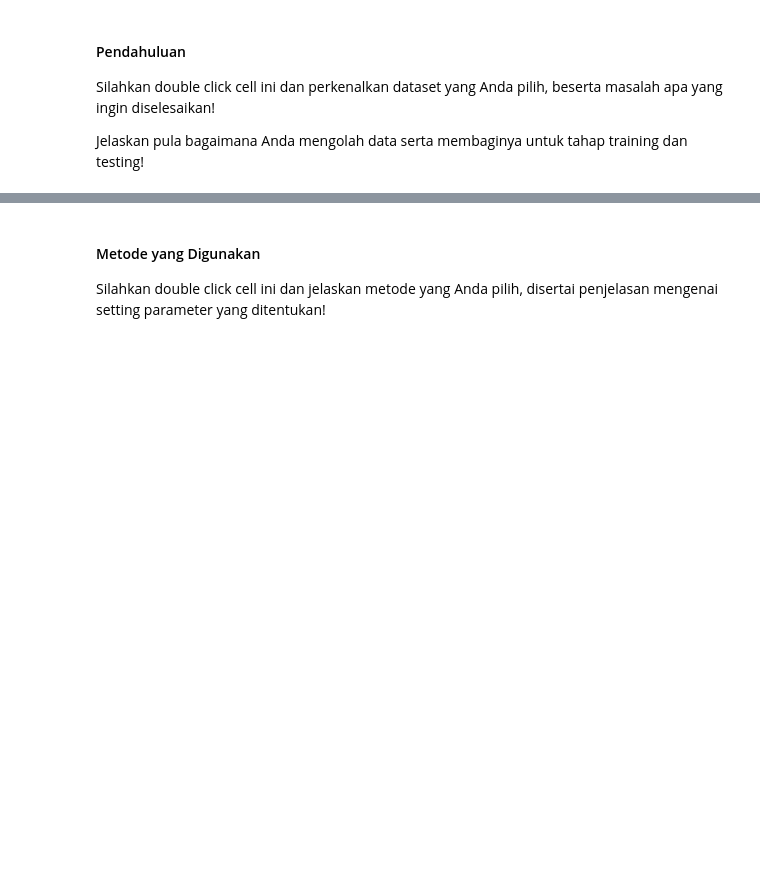
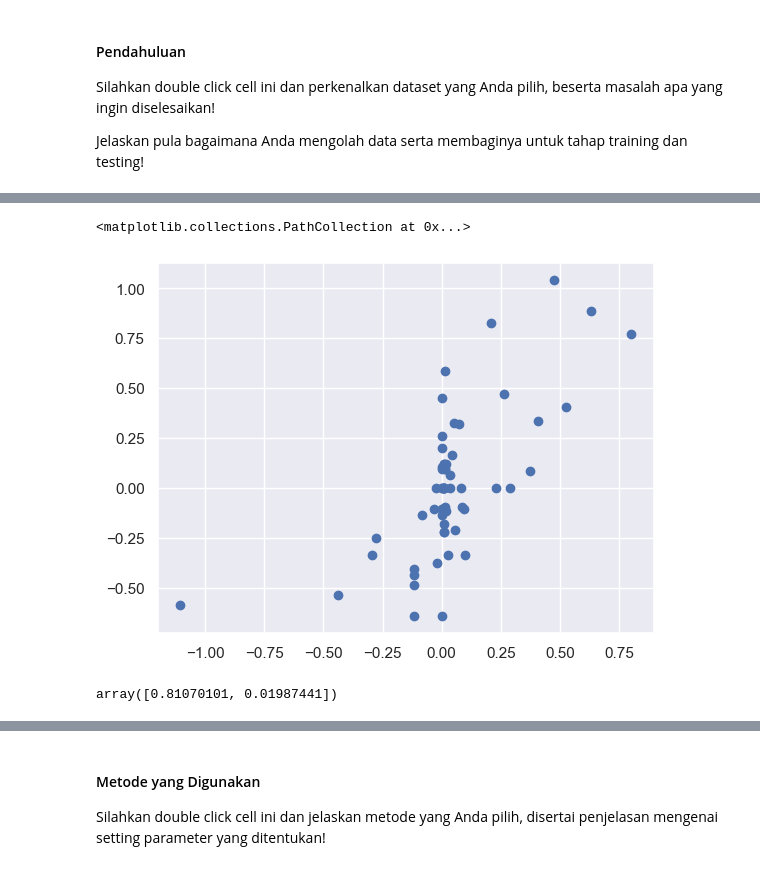
Before and after one commit to raflyzainn/tubes2-pkb, a Jupyter notebook: regression.ipynb, the cells around one changed output, grey strips where cells are left out. Drawn from its saved outputs; the diff is of its cells as text; code cells hidden in the pictures; blank space fills up the shorter version.

```diff
--- a/regression.ipynb
+++ b/regression.ipynb
@@ -22,0 +30,6 @@ Jelaskan pula bagaimana Anda mengolah data serta membaginya untuk tahap training
+# %%
+data = pd.read_csv("abalone.data", header=None)
+column_names = ['Sex', 'Length', 'Diameter', 'Height', 'Whole_weight', 'Shucked_weight', 'Viscera_weight', 'Shell_weight', 'Rings']
+data = pd.DataFrame(data)
+data.columns = column_names
+print(data.head())
@@ -22,0 +50,4 @@ Jelaskan pula bagaimana Anda mengolah data serta membaginya untuk tahap training
+# %%
+data = data.select_dtypes(include=[np.number])
+returns = (np.log(data).diff()).dropna()
+print(returns.head())
@@ -22,0 +57,11 @@ Jelaskan pula bagaimana Anda mengolah data serta membaginya untuk tahap training
+# %%
+sample = returns.sample(60)
+plt.scatter(x=sample['Length'], y=sample['Rings'])
+# %% [output]
+<matplotlib.collections.PathCollection at 0x...>
+[figure, added]
+# %%
+reg = np.polyfit(sample['Rings'], sample['Length'], deg = 1)
+reg
+# %% [output]
+array([0.81070101, 0.01987441])
```
Also changed, not shown: parts of 7 cells of this notebook.
